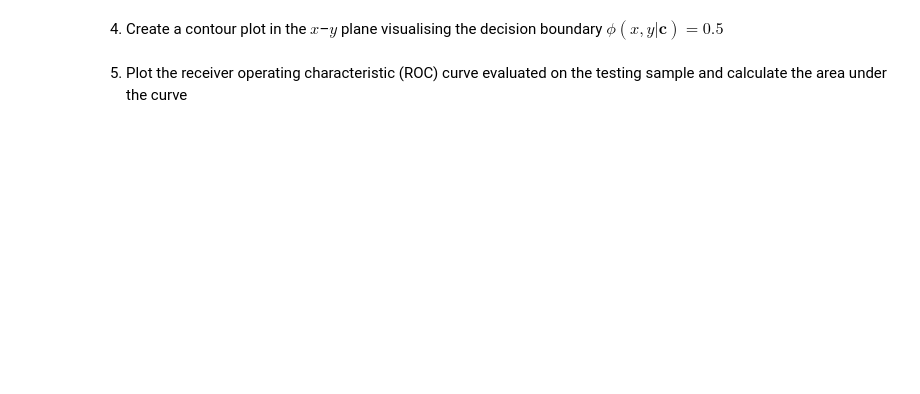
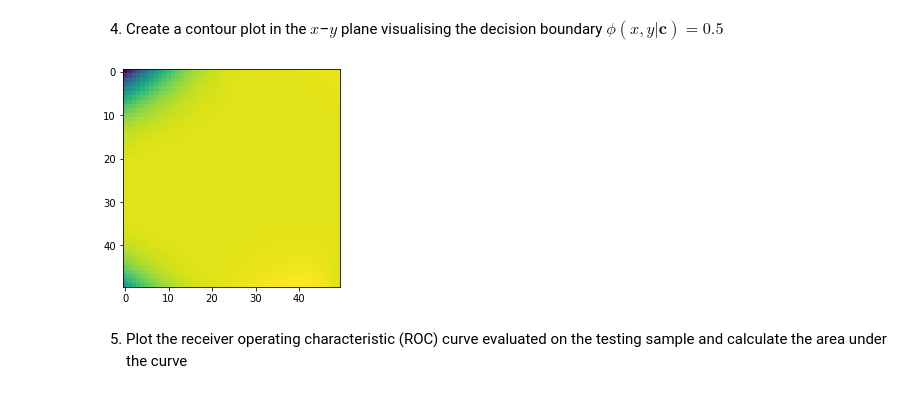
Before and after one commit to Leonhard-Moske/SMDA2, a Jupyter notebook: exercise2/Exercise02_2.ipynb, the cells around one changed output. Cells and saved outputs as stored; diff of their text form; code cells hidden in the pictures; blank space fills up the shorter version.

```diff
--- a/exercise2/Exercise02_2.ipynb
+++ b/exercise2/Exercise02_2.ipynb
@@ -97,4 +189,25 @@ $$
 # %% [markdown]
 4) Create a contour plot in the $x$–$y$ plane visualising the decision boundary $\phi(x,y|\mathbf{\hat{c}}) = 0.5$
+# %%
+#plt.scatter(testing_data[testing_data["test_score"] > 0.5]["x"],testing_data[testing_data["test_score"] > 0.5]["y"])
+#plt.scatter(testing_data[testing_data["test_score"] < 0.5]["x"],testing_data[testing_data["test_score"] < 0.5]["y"])
+xpoints=np.linspace(-2,2,50)
+ypoints=np.linspace(-3,3,50)
+dataX,dataY=np.meshgrid(xpoints,ypoints)
+large=clssi.findCut(dataY,dataX).reshape((len(dataX),len(dataY)))
+#plt.scatter(dataX[large],dataY[large])
+#plt.scatter(dataX[np.logical_not(large)],dataY[np.logical_not(large)])
+#xLinspase = np.linspace(-2,2,num = 100)
+
+# yLinspace = [optimize.fsolve(clssi.findCut,2,args = [x]) for x in xLinspase]
+#y = [[optimize.fsolve(clssi.findCut,i,args = [x]) for x in xLinspase]for i in np.linspace(-5,5,100)]
+#for arr in y:
+#    plt.scatter(xLinspase, arr,color="green")
+
+#plt.ylim((-3,3))
+plt.imshow(large)
+plt.show()
+# %% [output]
+[figure, added]
 # %% [markdown]
 5) Plot the receiver operating characteristic (ROC) curve evaluated on the testing sample and calculate the area under the curve
```
Also changed, not shown: parts of 3 cells of this notebook, 1 other file.
